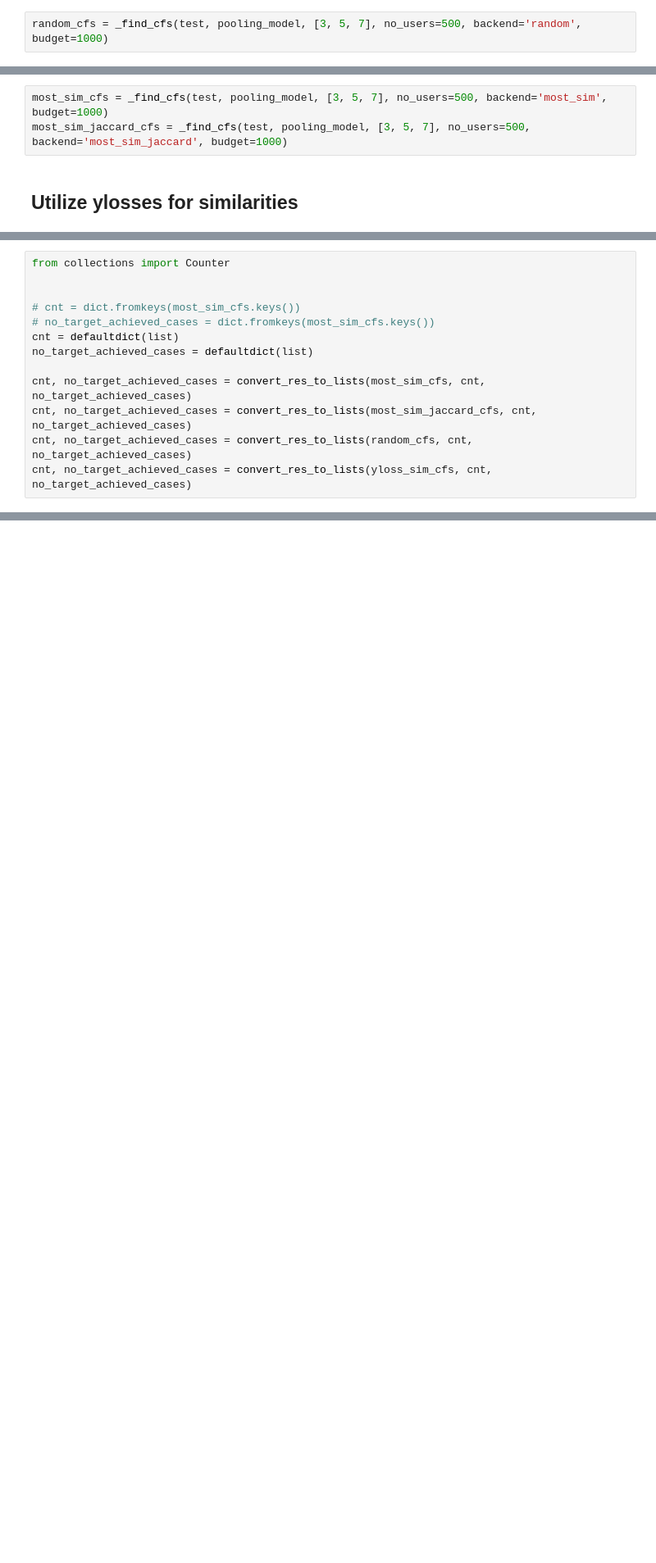
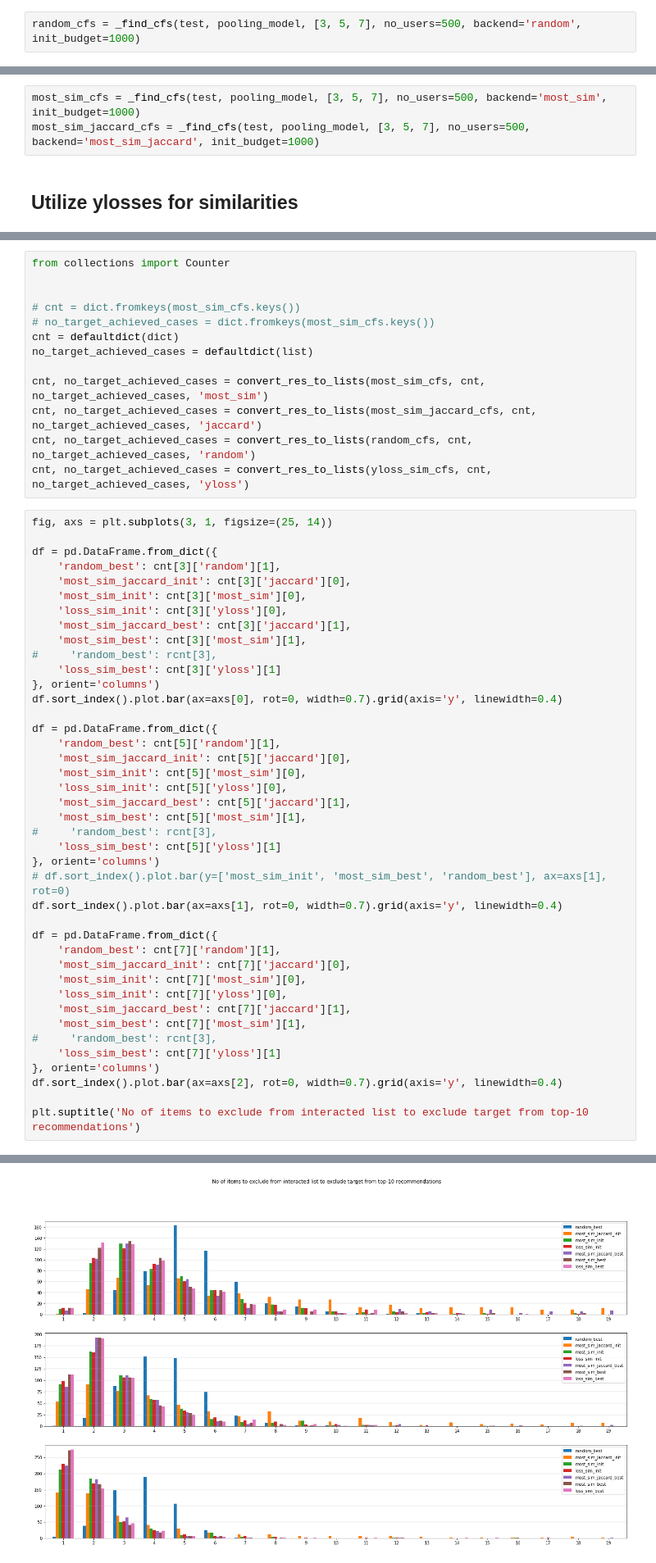
Before and after one commit to xuyou1999/CFExplainability, a Jupyter notebook: notebooks/budget_strategies.ipynb, the cells around one changed output, grey strips where cells are left out. Shown at 82% size. Saved outputs shown, nothing was run; the diff lists cells and outputs as text; blank space fills up the shorter version.

```diff
--- a/notebooks/budget_strategies.ipynb
+++ b/notebooks/budget_strategies.ipynb
@@ -329,7 +393,7 @@ def _find_cfs(dataset, model, target_item_pos, no_users=None, backend='random',
 # %% [markdown]
 # **Random** strategy
 # %%
-random_cfs = _find_cfs(test, pooling_model, [3, 5, 7], no_users=500, backend='random', budget=1000)
+random_cfs = _find_cfs(test, pooling_model, [3, 5, 7], no_users=500, backend='random', init_budget=1000)
 # %%
 from collections import Counter
 
@@ -454,8 +518,8 @@ Text(0.5, 0.98, 'Position of not achieved cases')
 # %% [markdown]
 ## Utilize pooling representation for similarities
 # %%
-most_sim_cfs = _find_cfs(test, pooling_model, [3, 5, 7], no_users=500, backend='most_sim', budget=1000)
-most_sim_jaccard_cfs = _find_cfs(test, pooling_model, [3, 5, 7], no_users=500, backend='most_sim_jaccard', budget=1000)
+most_sim_cfs = _find_cfs(test, pooling_model, [3, 5, 7], no_users=500, backend='most_sim', init_budget=1000)
+most_sim_jaccard_cfs = _find_cfs(test, pooling_model, [3, 5, 7], no_users=500, backend='most_sim_jaccard', init_budget=1000)
 # %% [markdown]
 ## Utilize ylosses for similarities
 # %%
@@ -487,10 +558,52 @@ from collections import Counter
 
 # cnt = dict.fromkeys(most_sim_cfs.keys())
 # no_target_achieved_cases = dict.fromkeys(most_sim_cfs.keys())
-cnt = defaultdict(list)
+cnt = defaultdict(dict)
 no_target_achieved_cases = defaultdict(list)
 
-cnt, no_target_achieved_cases = convert_res_to_lists(most_sim_cfs, cnt, no_target_achieved_cases)
-cnt, no_target_achieved_cases = convert_res_to_lists(most_sim_jaccard_cfs, cnt, no_target_achieved_cases)
-cnt, no_target_achieved_cases = convert_res_to_lists(random_cfs, cnt, no_target_achieved_cases)
-cnt, no_target_achieved_cases = convert_res_to_lists(yloss_sim_cfs, cnt, no_target_achieved_cases)
+cnt, no_target_achieved_cases = convert_res_to_lists(most_sim_cfs, cnt, no_target_achieved_cases, 'most_sim')
+cnt, no_target_achieved_cases = convert_res_to_lists(most_sim_jaccard_cfs, cnt, no_target_achieved_cases, 'jaccard')
+cnt, no_target_achieved_cases = convert_res_to_lists(random_cfs, cnt, no_target_achieved_cases, 'random')
+cnt, no_target_achieved_cases = convert_res_to_lists(yloss_sim_cfs, cnt, no_target_achieved_cases, 'yloss')
+# %%
+fig, axs = plt.subplots(3, 1, figsize=(25, 14))
+
+df = pd.DataFrame.from_dict({
+    'random_best': cnt[3]['random'][1],
+    'most_sim_jaccard_init': cnt[3]['jaccard'][0],
+    'most_sim_init': cnt[3]['most_sim'][0],
+    'loss_sim_init': cnt[3]['yloss'][0],
+    'most_sim_jaccard_best': cnt[3]['jaccard'][1],
+    'most_sim_best': cnt[3]['most_sim'][1],
+#     'random_best': rcnt[3],
+    'loss_sim_best': cnt[3]['yloss'][1]
+}, orient='columns')
+df.sort_index().plot.bar(ax=axs[0], rot=0, width=0.7).grid(axis='y', linewidth=0.4)
+
+df = pd.DataFrame.from_dict({
+    'random_best': cnt[5]['random'][1],
+    'most_sim_jaccard_init': cnt[5]['jaccard'][0],
+    'most_sim_init': cnt[5]['most_sim'][0],
+    'loss_sim_init': cnt[5]['yloss'][0],
+    'most_sim_jaccard_best': cnt[5]['jaccard'][1],
+    'most_sim_best': cnt[5]['most_sim'][1],
+#     'random_best': rcnt[3],
+    'loss_sim_best': cnt[5]['yloss'][1]
+}, orient='columns')
+# df.sort_index().plot.bar(y=['most_sim_init', 'most_sim_best', 'random_best'], ax=axs[1], rot=0)
+df.sort_index().plot.bar(ax=axs[1], rot=0, width=0.7).grid(axis='y', linewidth=0.4)
+
+df = pd.DataFrame.from_dict({
+    'random_best': cnt[7]['random'][1],
+    'most_sim_jaccard_init': cnt[7]['jaccard'][0],
+    'most_sim_init': cnt[7]['most_sim'][0],
+    'loss_sim_init': cnt[7]['yloss'][0],
+    'most_sim_jaccard_best': cnt[7]['jaccard'][1],
+    'most_sim_best': cnt[7]['most_sim'][1],
+#     'random_best': rcnt[3],
+    'loss_sim_best': cnt[7]['yloss'][1]
+}, orient='columns')
+df.sort_index().plot.bar(ax=axs[2], rot=0, width=0.7).grid(axis='y', linewidth=0.4)
+
+plt.suptitle('No of items to exclude from interacted list to exclude target from top-10 recommendations')
+# %% [output]
@@ -496,0 +611 @@ cnt, no_target_achieved_cases = convert_res_to_lists(yloss_sim_cfs, cnt, no_targ
+[figure, added]
```
Also changed, not shown: parts of 28 cells of this notebook.
